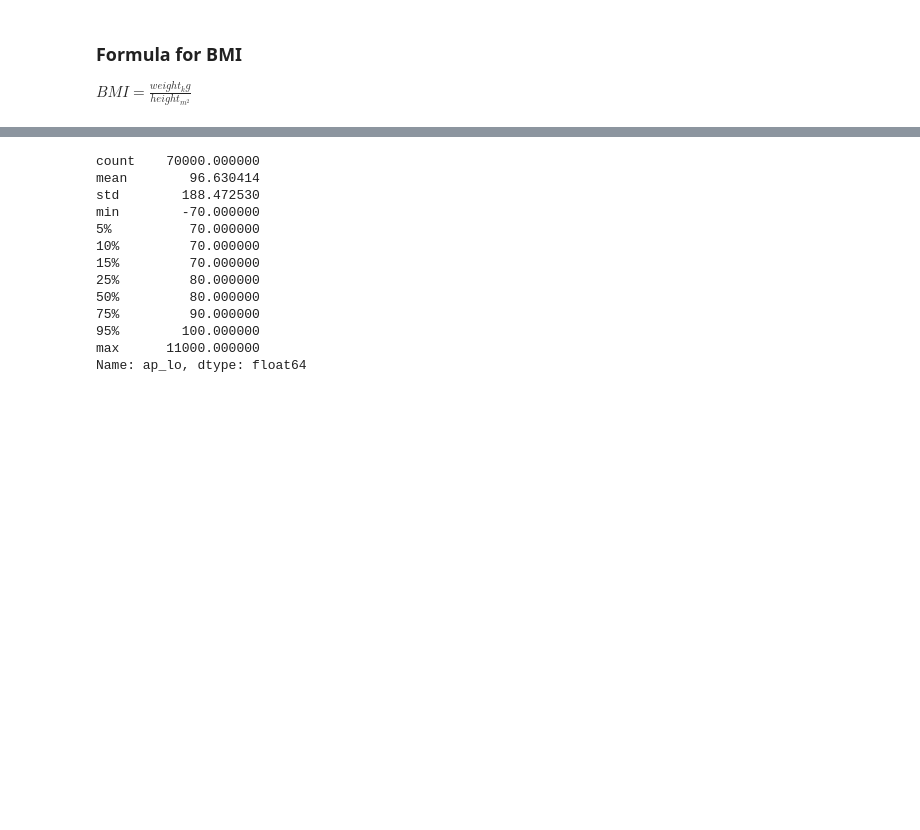
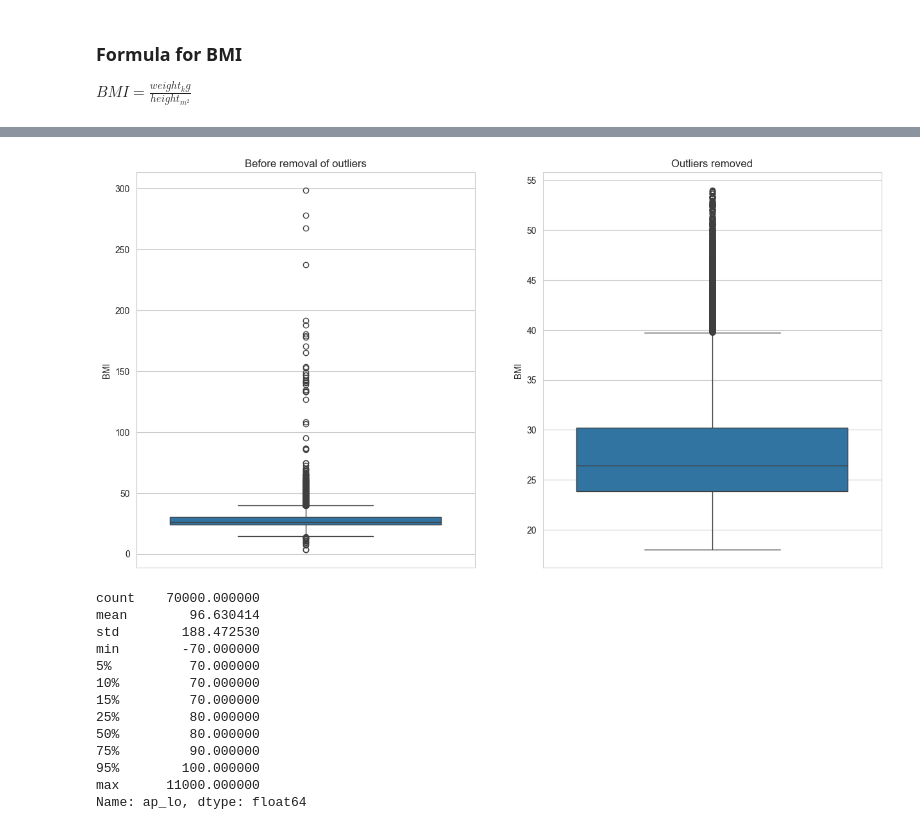
Before and after one commit to HanFredriksson/AI-plugg-filer-Hannes-Fredriksson, a Jupyter notebook: Maskininlärning/Labb/Laboration_1_Medical_Prediction/Laboration 1 Medical Prediction.ipynb, the cells around one changed output, grey strips where cells are left out. Drawn from its saved outputs; the diff is of its cells as text; code cells hidden in the pictures; blank space fills up the shorter version.

```diff
--- a/Maskininlärning/Labb/Laboration_1_Medical_Prediction/Laboration 1 Medical Prediction.ipynb
+++ b/Maskininlärning/Labb/Laboration_1_Medical_Prediction/Laboration 1 Medical Prediction.ipynb
@@ -169,3 +163,15 @@ Notering till mig: Ren skriv och kolla vad betygen frågar efter.
+# %%
+# Visualizing the change in outliers
+
+fig, axes = plt.subplots(1, 2, dpi=100, figsize=(15,8))
+sns.boxplot(cardio_data["BMI"],ax=axes[0])
+axes[0].set_title("Before removal of outliers")
+
+sns.boxplot(cardio_bmi["BMI"],ax=axes[1])
+axes[1].set_title("Outliers removed")
+plt.show();
+# %% [output]
+[figure, added]
 # %%
 cardio_bmi = cardio_bmi.copy()
 # Too avoid SettingWithCopyWarning error
```
Also changed, not shown: parts of 33 cells of this notebook, 1 other file.
